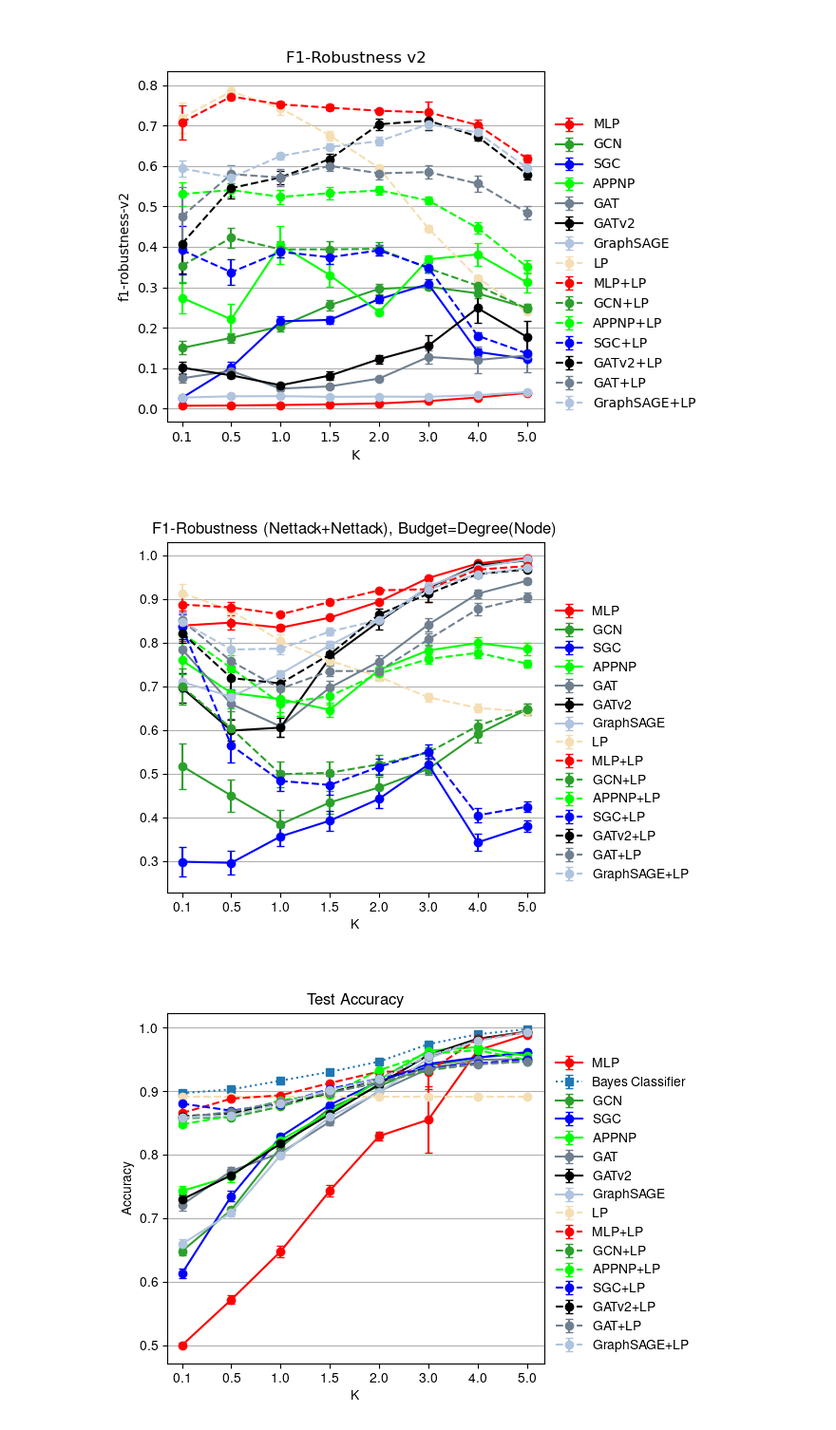
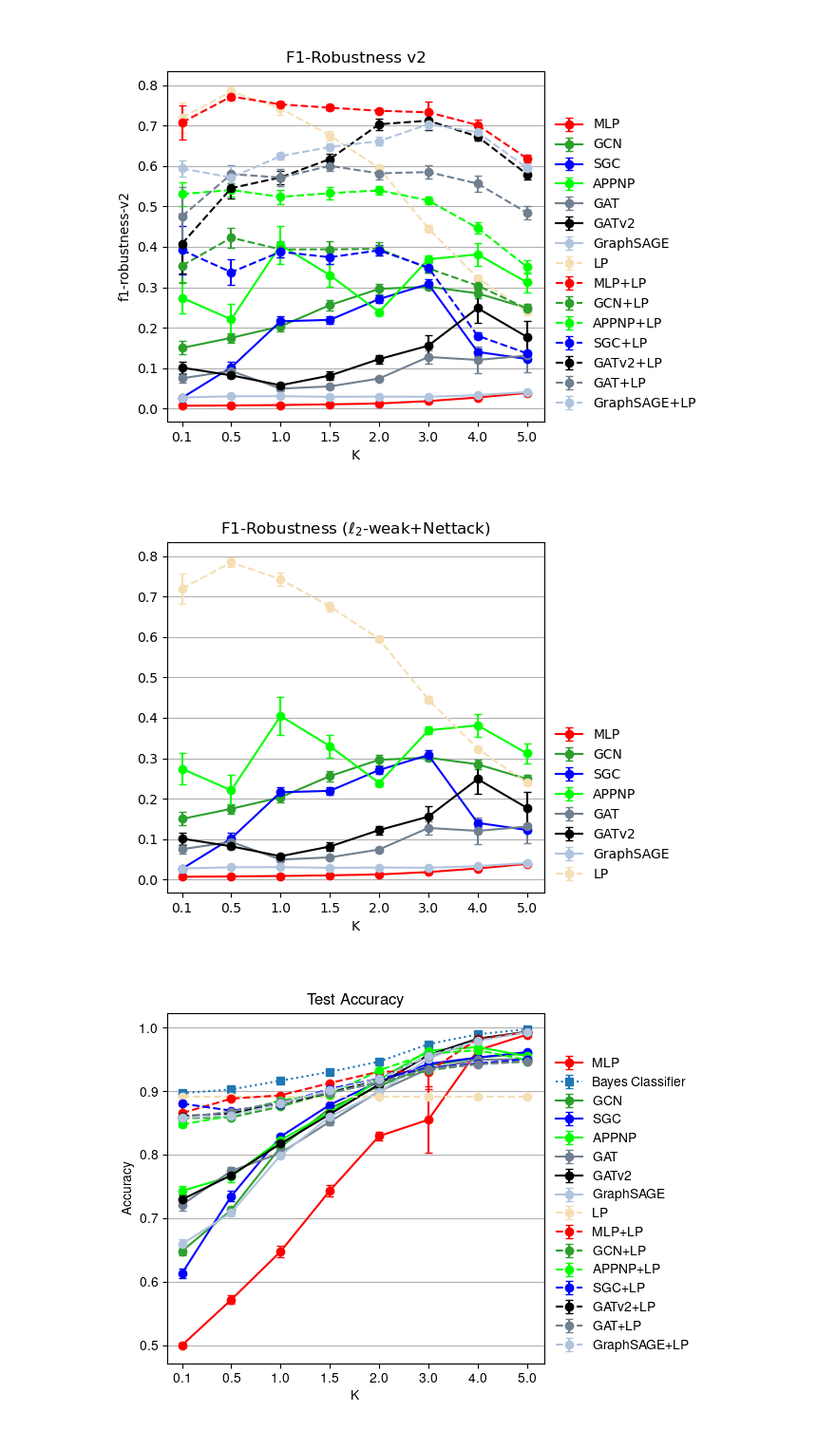
Before and after one commit to saper0/revisiting_robustness, a Jupyter notebook: notebooks/robustness/over_robustness_v3.ipynb, the cells around one changed output. Shown at 95% size. Drawn from its saved outputs; the diff is of its cells as text; code cells hidden in the pictures.

```diff
--- a/notebooks/robustness/over_robustness_v3.ipynb
+++ b/notebooks/robustness/over_robustness_v3.ipynb
@@ -235,16 +360,17 @@ experiment_manager.plot_f1(name="f1-robustness-v2", attack_overrobustness="l2-we
 # %% [output]
 [figure]
 # %%
-models = ["GCN", "GAT", "GATv2", "SGC", "MLP", "GraphSAGE", "APPNP", "LP", "APPNP+LP","GCN+LP", "GAT+LP", "GATv2+LP","MLP+LP", "GraphSAGE+LP", "SGC+LP"]
-title = "F1-Robustness (Nettack+Nettack), Budget=Degree(Node)"
+#models = ["GCN", "GAT", "GATv2", "SGC", "MLP", "GraphSAGE", "APPNP", "LP", "APPNP+LP","GCN+LP", "GAT+LP", "GATv2+LP","MLP+LP", "GraphSAGE+LP", "SGC+LP"]
+models = ["GCN", "GAT", "GATv2", "SGC", "MLP", "GraphSAGE", "APPNP", "LP"]
+title = "F1-Robustness ($\ell_2$-weak+Nettack)"
 ylabel = ""
-experiment_manager.plot_f1(name="f1-robustness-v2", attack_overrobustness="nettack",
+experiment_manager.plot_f1(name="f1-robustness-v2", attack_overrobustness="l2-weak",
                            attack_advrobustness="nettack", models=models, ylabel=ylabel,
                            errorbars=True, title=title, spacing="even",
-                           budget="deg+0", legend_loc="lower left",
+                           legend_loc="lower left",
                            K_l=[0.1, 0.5, 1.0, 1.5, 2.0, 3.0, 4.0, 5.0])
 # %% [output]
-[figure, old version]
+[figure, new version]
 # %%
 models = ["GCN", "GAT", "GATv2", "SGC", "MLP", "BC","GraphSAGE", "APPNP", "LP", "APPNP+LP","GCN+LP", "GAT+LP", "GATv2+LP","MLP+LP", "GraphSAGE+LP", "SGC+LP"]
 title = r"Test Accuracy"
```
Also changed, not shown: parts of 15 cells of this notebook, 6 other files.
